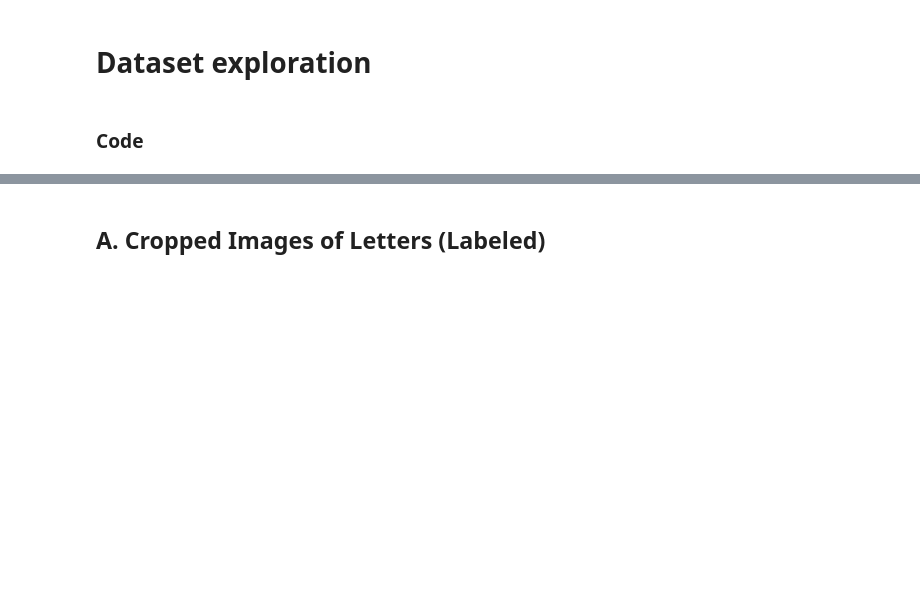
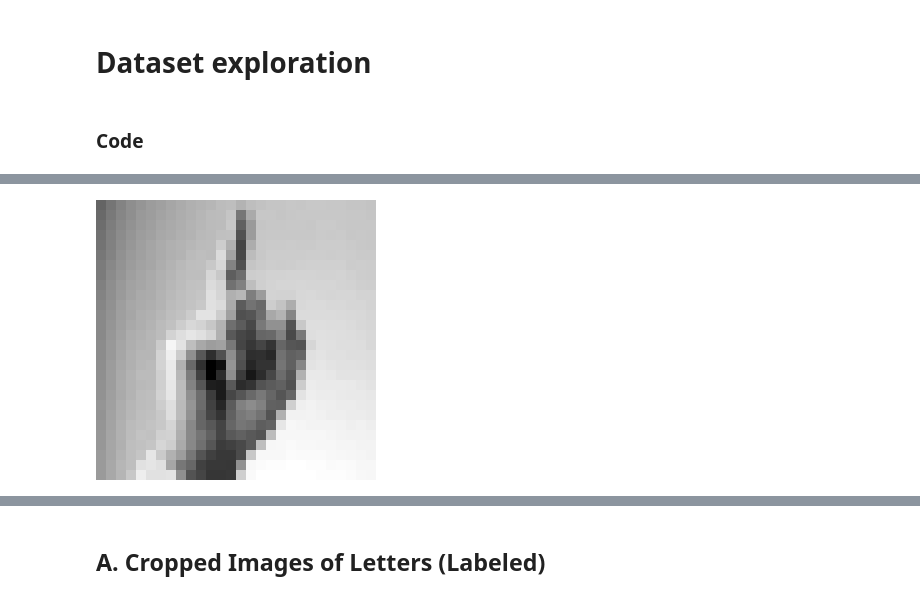
Before and after one commit to notFonz/HandSpell, a Jupyter notebook: notebooks/dpessoa_dataset_explorer.ipynb, the cells around one changed output, grey strips where cells are left out. Cells and saved outputs as stored; diff of their text form; code cells hidden in the pictures; blank space fills up the shorter version.

```diff
--- a/notebooks/dpessoa_dataset_explorer.ipynb
+++ b/notebooks/dpessoa_dataset_explorer.ipynb
@@ -18,0 +75,4 @@ from handspell.data_exploration import *
+# %%
+plot_image(np.array(img), scale=10);
+# %% [output]
+[figure, added]
```
Also changed, not shown: parts of 14 cells of this notebook, 2 other files.
